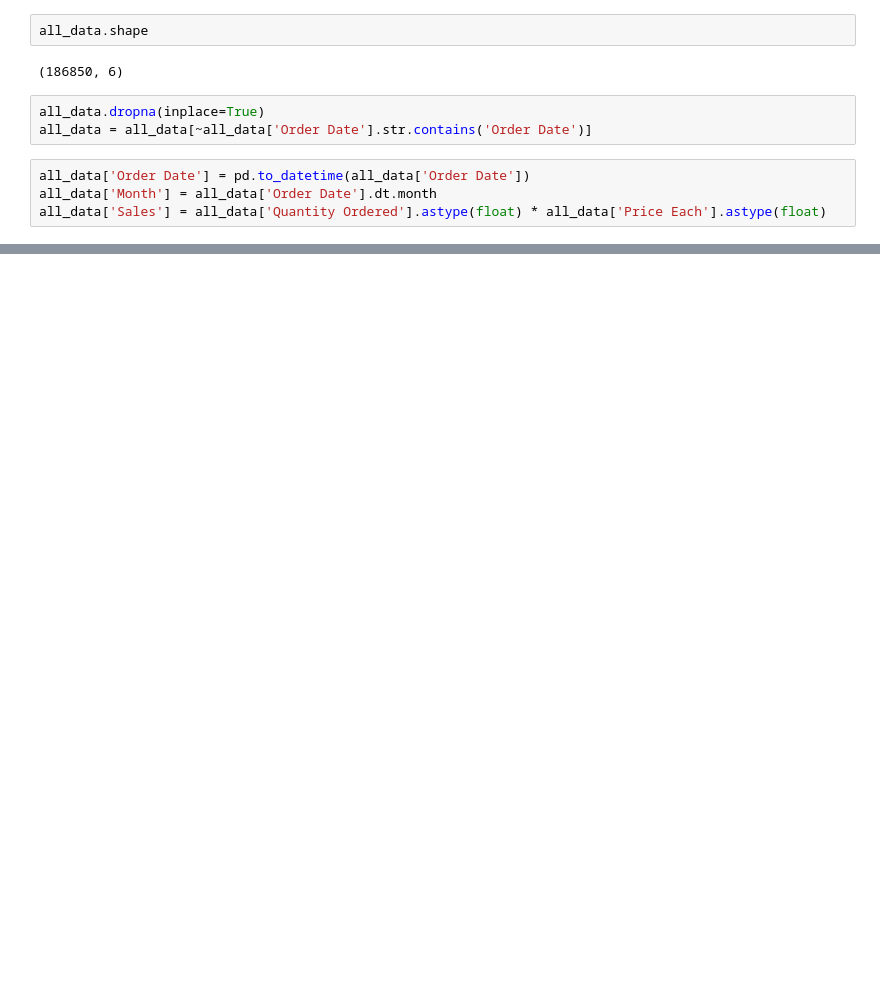
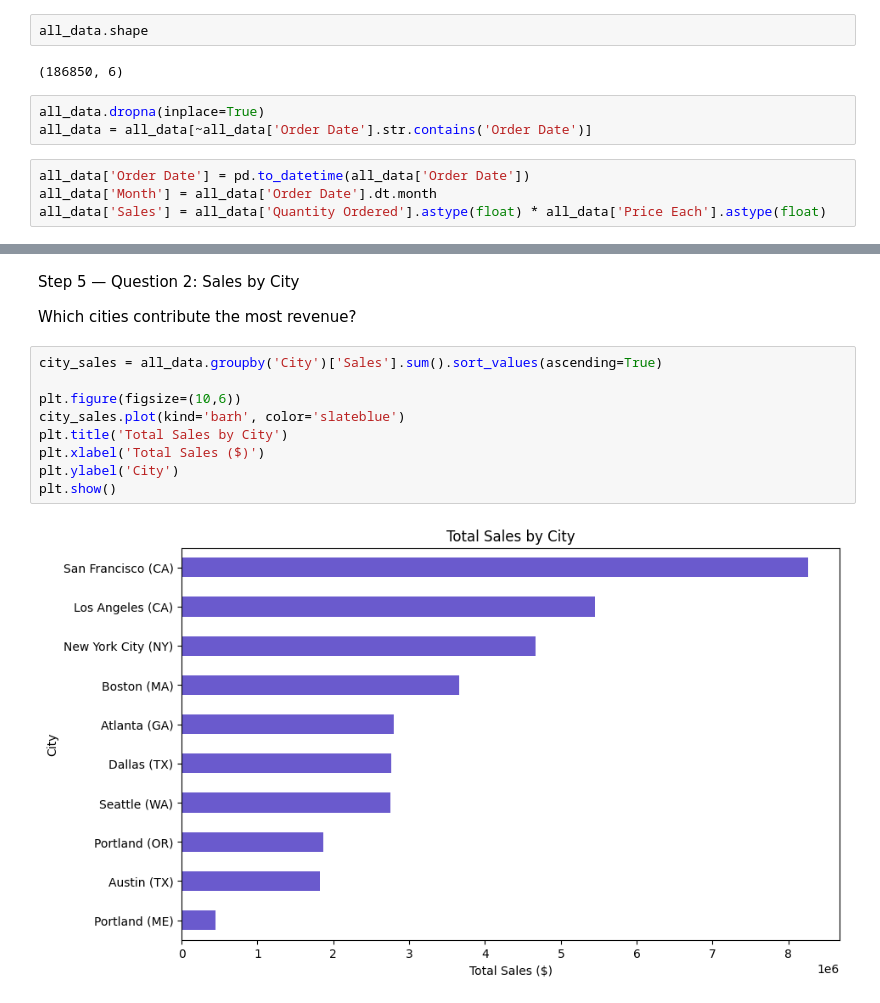
Before and after one commit to 535amar/DAS7000_Data-Analytics-Visualisation_S1_25, a Jupyter notebook: Stu_Week_7_Workshop_student_activity.ipynb, the cells around one changed output, grey strips where cells are left out. Drawn from its saved outputs; the diff is of its cells as text; blank space fills up the shorter version.

```diff
--- a/Stu_Week_7_Workshop_student_activity.ipynb
+++ b/Stu_Week_7_Workshop_student_activity.ipynb
@@ -163,0 +190,15 @@ all_data['Sales'] = all_data['Quantity Ordered'].astype(float) * all_data['Price
+# %% [markdown]
+Step 5 — Question 2: Sales by City
+
+Which cities contribute the most revenue?
+# %%
+city_sales = all_data.groupby('City')['Sales'].sum().sort_values(ascending=True)
+
+plt.figure(figsize=(10,6))
+city_sales.plot(kind='barh', color='slateblue')
+plt.title('Total Sales by City')
+plt.xlabel('Total Sales ($)')
+plt.ylabel('City')
+plt.show()
+# %% [output]
+[figure, added]
```
Also changed, not shown: parts of 10 cells of this notebook.
